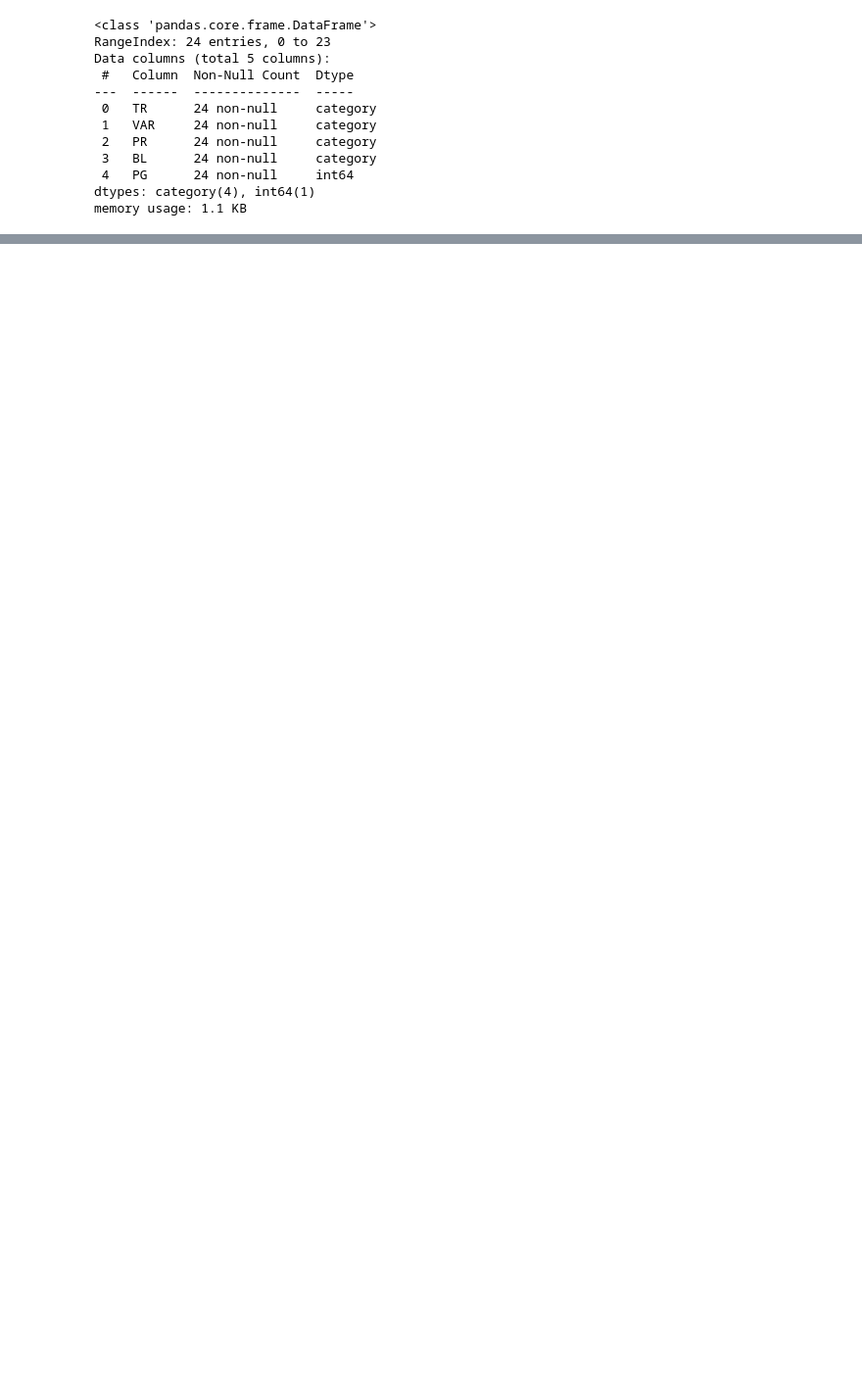
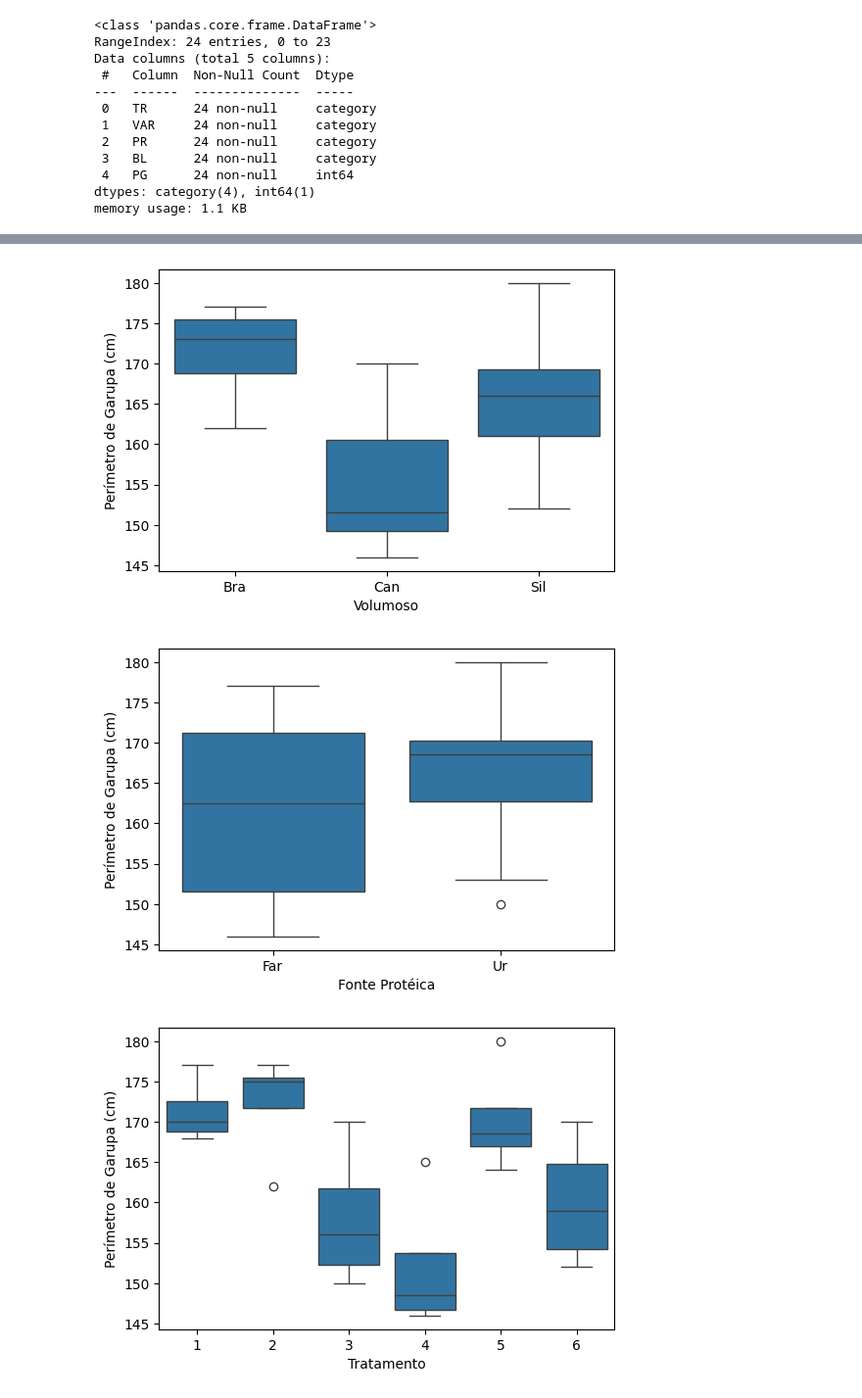
Before and after one commit to Sandrocamargo/biostatistics, a Jupyter notebook: python/bioe_05_fatorial_dbc.ipynb, the cells around one changed output, grey strips where cells are left out. Shown at 98% size. Saved outputs shown, nothing was run; the diff lists cells and outputs as text; code cells hidden in the pictures; blank space fills up the shorter version.

```diff
--- a/python/bioe_05_fatorial_dbc.ipynb
+++ b/python/bioe_05_fatorial_dbc.ipynb
@@ -64,0 +101,19 @@ memory usage: 1.1 KB
+# %%
+plt.figure(figsize=(6, 4))
+sns.boxplot(x="VAR", y="PG", data=dados)
+plt.xlabel("Volumoso"); plt.ylabel("Perímetro de Garupa (cm)")
+plt.savefig("fat1-boxplot-volumoso.pdf")
+
+plt.figure(figsize=(6, 4))
+sns.boxplot(x="PR", y="PG", data=dados)
+plt.xlabel("Fonte Protéica"); plt.ylabel("Perímetro de Garupa (cm)")
+plt.savefig("fat1-boxplot-fonte.pdf")
+
+plt.figure(figsize=(6, 4))
+sns.boxplot(x="TR", y="PG", data=dados)
+plt.xlabel("Tratamento"); plt.ylabel("Perímetro de Garupa (cm)")
+plt.savefig("fat1-boxplot-tratamento.pdf")
+# %% [output]
+[figure, added]
+[figure, added]
+[figure, added]
```
Also changed, not shown: parts of 18 cells of this notebook.
